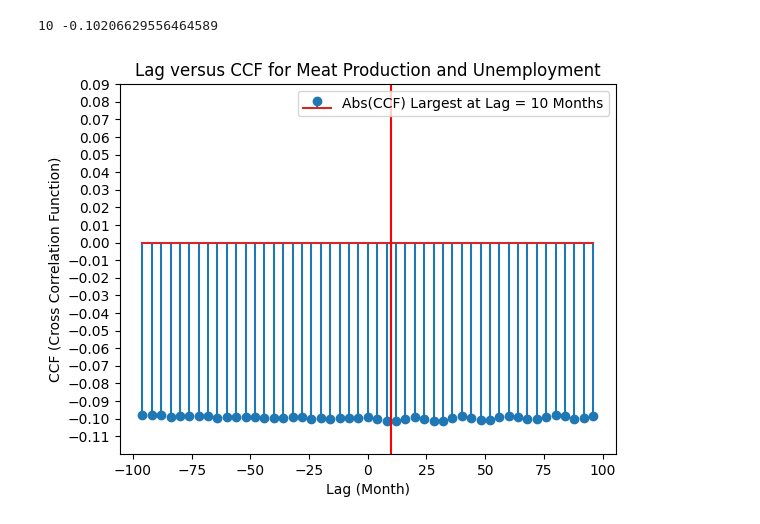
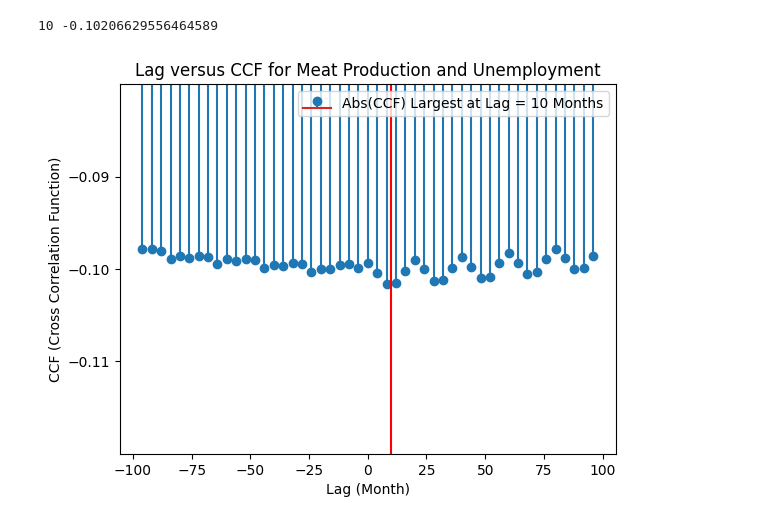
Before and after one commit to arjashok/2024-Summer-Datathon, a Jupyter notebook: src/Lag Analysis.ipynb, the cells around one changed output. Cells and saved outputs as stored; diff of their text form; code cells hidden in the pictures.

```diff
--- a/src/Lag Analysis.ipynb
+++ b/src/Lag Analysis.ipynb
@@ -26,33 +26,33 @@ lags = np.arange(-num, num + 1)
 # Calculating cross-correlation for negative lags
 neg_ccf = ccf(data['unemployment_rate'], data['Production'])
 neg_ccf = neg_ccf[:num + 1][::-1]
 
 # Combine with non-negative lags
 pos_ccf = ccf(data['Production'], data['unemployment_rate'])
 all_ccf = list(neg_ccf) + list(pos_ccf[1:num + 1])
 
 # print(all_ccf)
 
 min_index = 0
 for i in range(0, len(all_ccf)):
     if all_ccf[i] < all_ccf[min_index]:
         min_index = i
 print(min_index - num, all_ccf[min_index])
 
 # Slice the arrays to make the graph less overwhelming
 lags_sliced = lags[::4]
 ccf_sliced = all_ccf[::4]
 
 plt.stem(lags_sliced, ccf_sliced, label=f'Abs(CCF) Largest at Lag = {min_index - num} Months')
 plt.xlabel('Lag (Month)')
 plt.ylabel('CCF (Cross Correlation Function)')
 plt.axvline(x=min_index - num, color="red")
-plt.ylim(-0.12, 0)
-plt.yticks(np.arange(-0.11, 0.1, 0.01)) # set y-axis ticks at intervals
+plt.ylim(-0.12, -0.08)
+plt.yticks(np.arange(-0.11, -0.08, 0.01)) # set y-axis ticks at intervals
 plt.title('Lag versus CCF for Meat Production and Unemployment')
 plt.legend()
 plt.savefig('../visualizations/Lag Correlation Coefficients.png')
 plt.show()
 # %% [output]
 10 -0.10206629556464589
-[figure, old version]
+[figure, new version]
```
Also changed, not shown: 1 other file.
